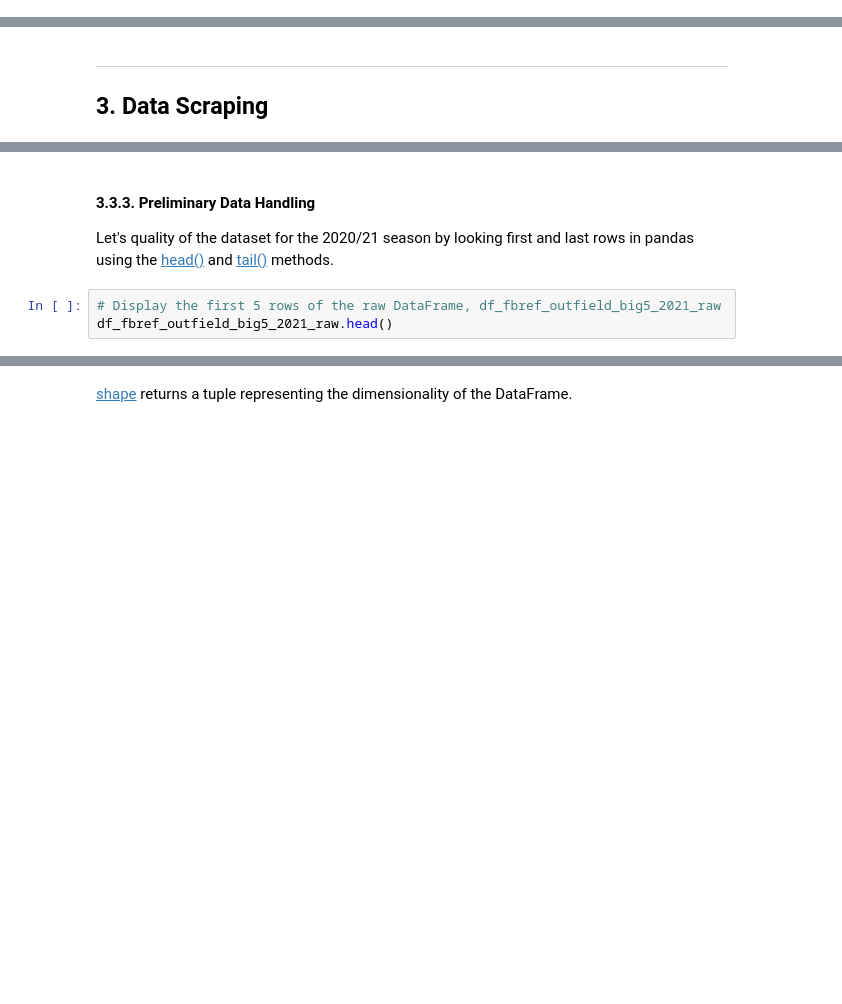
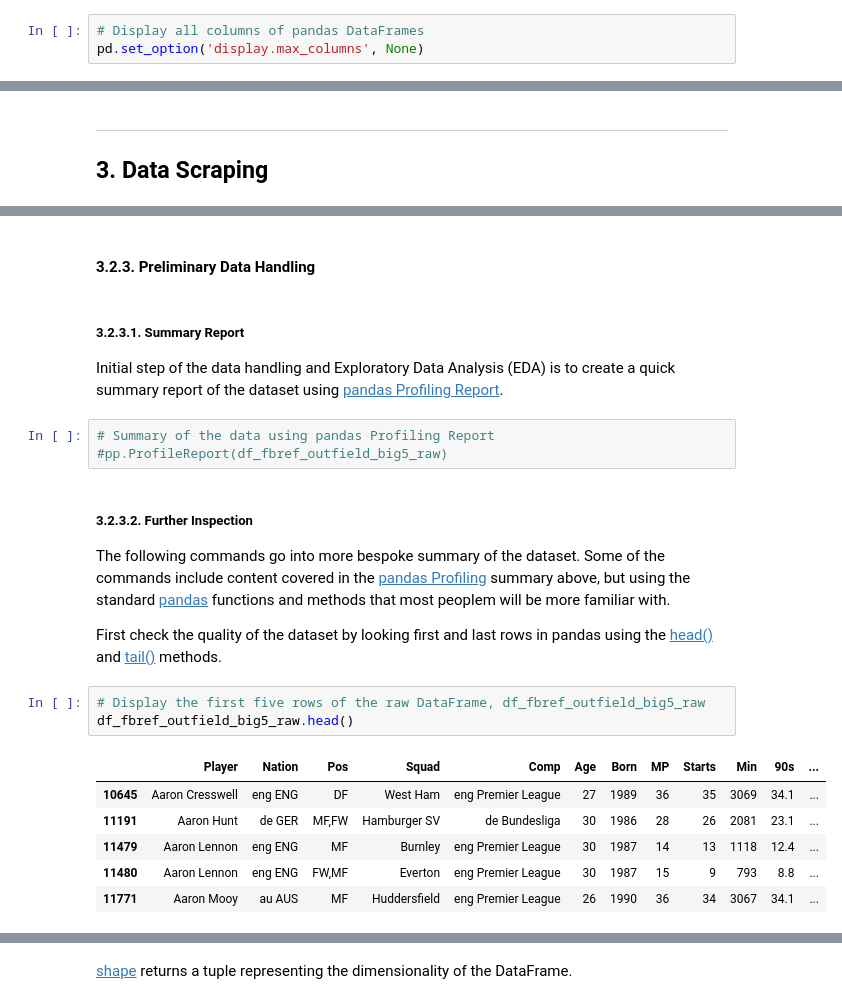
Before and after one commit to eddwebster/football_analytics, a Jupyter notebook: notebooks/1_data_scraping/FBref Player Stats Web Scraping.ipynb, the cells around one changed output, grey strips where cells are left out. Cells and saved outputs as stored; diff of their text form; blank space fills up the shorter version.

```diff
--- a/notebooks/1_data_scraping/FBref Player Stats Web Scraping.ipynb
+++ b/notebooks/1_data_scraping/FBref Player Stats Web Scraping.ipynb
@@ -341,3 +763,6 @@ def get_team_data(top,end):
+# %%
+# Display all columns of pandas DataFrames
+pd.set_option('display.max_columns', None)
 # %% [markdown]
 ---
 
@@ -461,7 +876,30 @@ print(f'Time taken to scrape player data for the Big 5 leagues is: {total_time/6
+# %% [markdown]
+<a id='section3.2.3'></a>
+
+#### <a id='#section3.2.3'>3.2.3. Preliminary Data Handling</a>
+# %% [markdown]
+<a id='section3.2.3.1'></a>
+
+##### <a id='#section3.2.3.1'>3.2.3.1. Summary Report</a>
+Initial step of the data handling and Exploratory Data Analysis (EDA) is to create a quick summary report of the dataset using [pandas Profiling Report](https://github.com/pandas-profiling/pandas-profiling).
+# %%
+# Summary of the data using pandas Profiling Report
+#pp.ProfileReport(df_fbref_outfield_big5_raw)
 # %% [markdown]
-#### <a id='#section3.3.3'>3.3.3. Preliminary Data Handling</a>
-Let's quality of the dataset for the 2020/21 season by looking first and last rows in pandas using the [head()](https://pandas.pydata.org/pandas-docs/stable/reference/api/pandas.DataFrame.head.html) and [tail()](https://pandas.pydata.org/pandas-docs/stable/reference/api/pandas.DataFrame.tail.html) methods.
+<a id='section3.2.3.2'></a>
+
+##### <a id='#section3.2.3.2'>3.2.3.2. Further Inspection</a>
+The following commands go into more bespoke summary of the dataset. Some of the commands include content covered in the [pandas Profiling](https://github.com/pandas-profiling/pandas-profiling) summary above, but using the standard [pandas](https://pandas.pydata.org/) functions and methods that most peoplem will be more familiar with.
+
+First check the quality of the dataset by looking first and last rows in pandas using the [head()](https://pandas.pydata.org/pandas-docs/stable/reference/api/pandas.DataFrame.head.html) and [tail()](https://pandas.pydata.org/pandas-docs/stable/reference/api/pandas.DataFrame.tail.html) methods.
 # %%
-# Display the first 5 rows of the raw DataFrame, df_fbref_outfield_big5_2021_raw
-df_fbref_outfield_big5_2021_raw.head()
+# Display the first five rows of the raw DataFrame, df_fbref_outfield_big5_raw
+df_fbref_outfield_big5_raw.head()
+# %% [output]
+|  | Player | Nation | Pos | Squad | Comp | Age | Born | MP | Starts | Min | 90s | ... |
+| 10645 | Aaron Cresswell | eng ENG | DF | West Ham | eng Premier League | 27 | 1989 | 36 | 35 | 3069 | 34.1 | ... |
+| 11191 | Aaron Hunt | de GER | MF,FW | Hamburger SV | de Bundesliga | 30 | 1986 | 28 | 26 | 2081 | 23.1 | ... |
+| 11479 | Aaron Lennon | eng ENG | MF | Burnley | eng Premier League | 30 | 1987 | 14 | 13 | 1118 | 12.4 | ... |
+| 11480 | Aaron Lennon | eng ENG | FW,MF | Everton | eng Premier League | 30 | 1987 | 15 | 9 | 793 | 8.8 | ... |
+| 11771 | Aaron Mooy | au AUS | MF | Huddersfield | eng Premier League | 26 | 1990 | 36 | 34 | 3067 | 34.1 | ... |
 # %%
```
Also changed, not shown: parts of 62 cells of this notebook.
